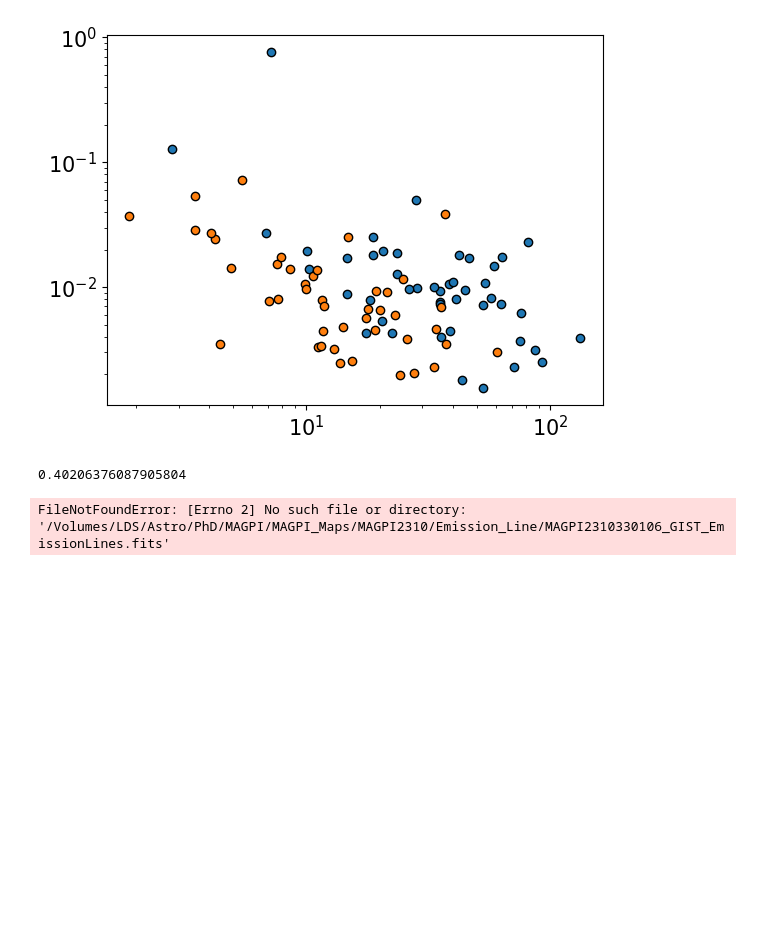
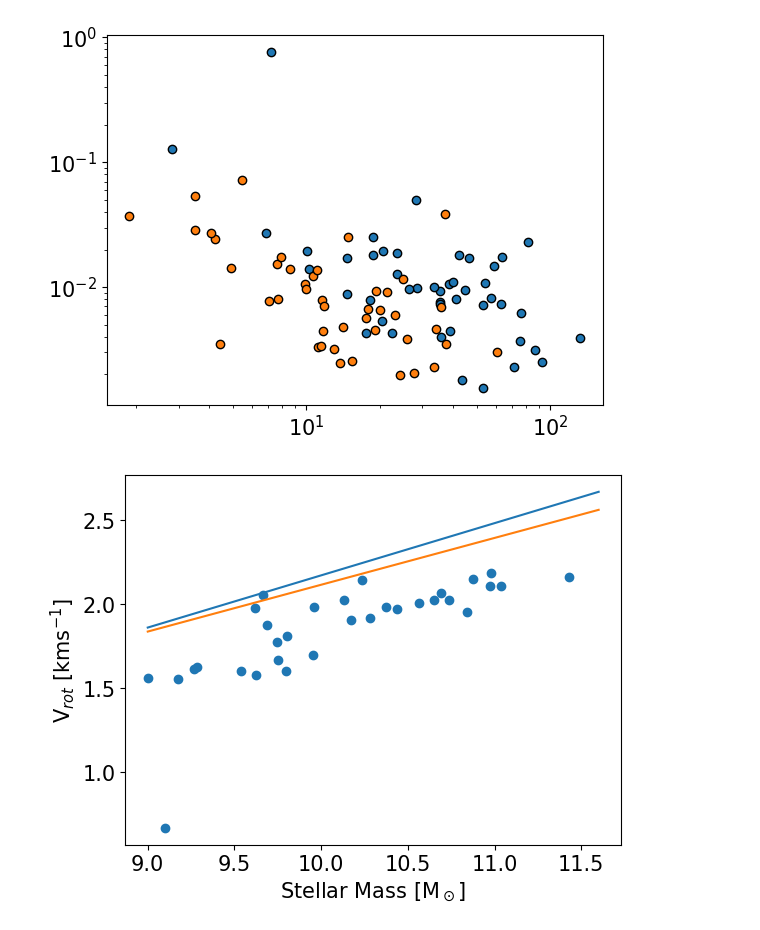
Before and after one commit to r-bagge/MAGPI_kinematics, a Jupyter notebook: plots.ipynb, the cells around one changed output. Drawn from its saved outputs; the diff is of its cells as text; code cells hidden in the pictures; blank space fills up the shorter version.

```diff
--- a/plots.ipynb
+++ b/plots.ipynb
@@ -500,12 +485,3 @@ ax.set_xscale("log")
 ax.set_yscale("log")
 # %% [output]
 [figure]
-# %%
-sample = pd.read_csv("/Users/ryanbagge/Library/CloudStorage/OneDrive-UNSW/MAGPI_csv/MAGPI_kinemetry_sample_1Re.csv")
-print(np.nanstd(sample['v_asym_s'].to_numpy()))
-# %% [output]
-0.40206376087905804
-# %%
-f = fits.open("/Volumes/LDS/Astro/PhD/MAGPI/MAGPI_Maps/MAGPI2310/Emission_Line/MAGPI2310330106_GIST_EmissionLines.fits")
-# %% [output]
-FileNotFoundError: [Errno 2] No such file or directory: '/Volumes/LDS/Astro/PhD/MAGPI/MAGPI_Maps/MAGPI2310/Emission_Line/MAGPI2310330106_GIST_EmissionLines.fits'
@@ -515,16 +488,26 @@ os.path.exists("/Volumes/LDS/Astro/PhD/MAGPI/MAGPI_Maps/MAGPI1523/Emission_Line/
 # %%
-def tfr(M,a,b):
-    return (M**a)*(10**b)
-
 vrot = sample["V_rot_g"].to_numpy()
+q = master[master["MAGPIID"].isin(sample["MAGPIID"])]["axrat_it"].to_numpy()
+e = 1-q
+i = ((1-e)**2 - (1-0.8)**2)/(1-(1-0.8)**2)
+i = np.sqrt(i)
+i  = np.arccos(i)
+i = np.sin(i)
+vrot = vrot/(2*i)
+vrot = np.log10(vrot)
 prospect = pd.read_csv("/Users/ryanbagge/Library/CloudStorage/OneDrive-UNSW/MAGPI_csv/"
                        "MAGPI_ProSpectCat_v0.1.csv")
 prospect = prospect[prospect["MAGPIID"].isin(sample["MAGPIID"])]
-mass = prospect["StellarMass_median"].to_numpy()
-xx = np.linspace(80,200,len(mass))
+mass = np.log10(prospect["StellarMass_median"].to_numpy())
+xx = np.linspace(9,11.6,len(mass))
 fig,ax = plt.subplots()
-#ax.plot(tfr(xx),mass)
+ax.plot(xx,(0.31*xx-0.93))
+ax.plot(xx,(2.142+0.278*(xx-10.10)))
 ax.scatter(mass,vrot)
-ax.set_xscale("log")
-ax.set_yscale("log")
+# ax.set_xscale("log")
+# ax.set_yscale("log")
+ax.set_xlabel(r"Stellar Mass [M$_\odot$]")
+ax.set_ylabel(r'V$_{rot}$ [kms$^{-1}$]')
 plt.show()
+# %% [output]
+[figure, added]
```
Also changed, not shown: parts of 11 cells of this notebook, 2 other files.
